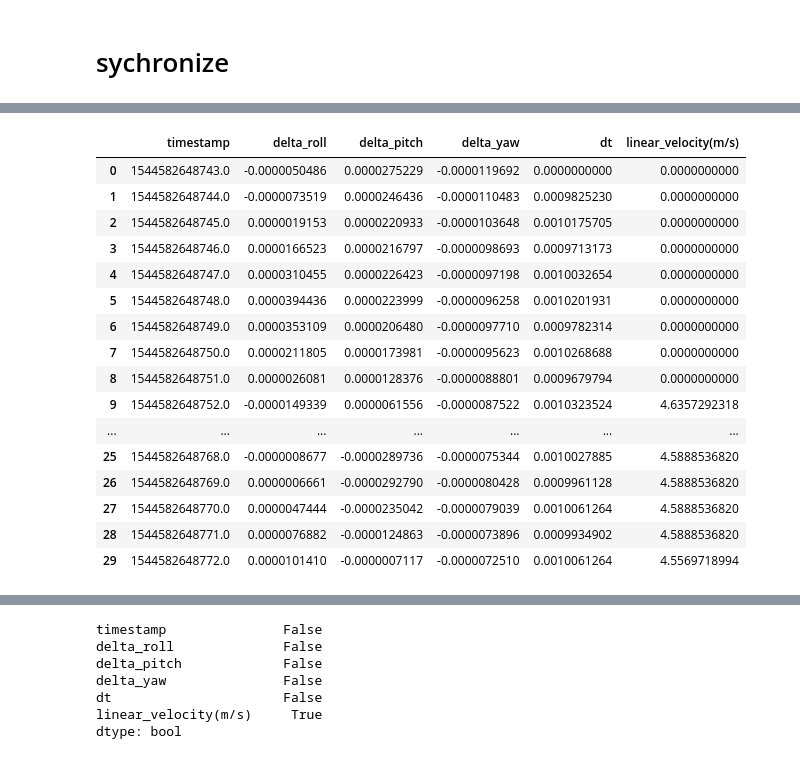
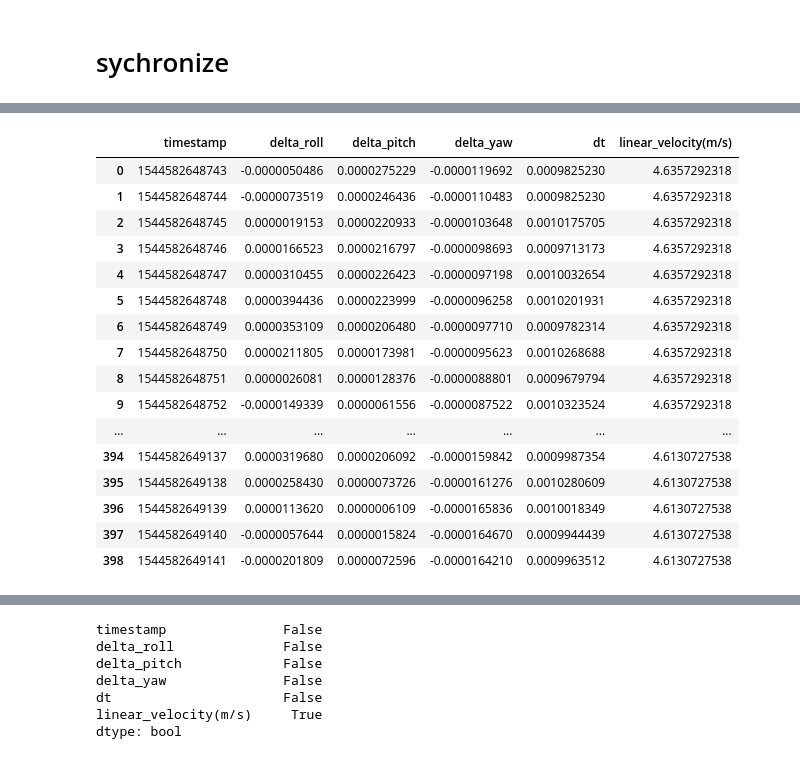
Before and after one commit to yifanwu2828/Particle-Filter-SLAM, a Jupyter notebook: code/data/exploreData.ipynb, the cells around one changed output, grey strips where cells are left out. Drawn from its saved outputs; the diff is of its cells as text; code cells hidden in the pictures.

```diff
--- a/code/data/exploreData.ipynb
+++ b/code/data/exploreData.ipynb
@@ -96,6 +100,7 @@ new_df = pd.DataFrame(data=new)
 res = 4096
 dL = 0.623479
 dR = 0.622806
+
 new_df["timestamp"] = encoder_data["timestamp"]
 new_df["distance_left"] = np.pi * dL/res * new_df["dlz"]
 new_df["distance_right"] = np.pi * dR/res * new_df["drz"]
@@ -103,7 +108,8 @@ new_df['velocity_left'] = new_df["distance_left"] /  new_df["dt"]
 new_df['velocity_right'] = new_df["distance_right"] /  new_df["dt"]
 new_df['linear_velocity(m/s)'] = (new_df['velocity_left'] + new_df['velocity_right'])/2.0
 # new_df['linear_velocity(mph)'] = new_df['linear_velocity(m/s)']*2.237
-new_df.fillna(0, inplace=True)
+#new_df.fillna(0, inplace=True)
 
+print(new_df.shape)
 new_df.head()
 # %% [output]
@@ -140,5 +162,5 @@ pd.set_option("precision", 10)
 # %%
-fog_data['dt'] = np.hstack((0,np.diff(fog_data['timestamp']*1e-9)))
+fog_data['dt'] = np.hstack((np.nan,np.diff(fog_data['timestamp']*1e-9)))
 fog_data.head(10)
 # %% [output]
 |  | timestamp | delta_roll | delta_pitch | delta_yaw | dt |
@@ -208,7 +208,7 @@ encoder_df.head()
 | 3 | 1544582648781765037 | 4.5569718994 |
 | 4 | 1544582648791768265 | 4.5629081732 |
 # %%
-fog_df['timestamp']=np.round(fog_df['timestamp']*1e-6)
+fog_df['timestamp']=np.round(fog_df['timestamp']*1e-6).astype("int64")
 # %%
 print(fog_df.shape)
 fog_df.head(10)
@@ -228,5 +228,5 @@ fog_df.head(10)
 # %%
-encoder_df['timestamp']=np.round(encoder_df['timestamp']*1e-6)-1
+encoder_df['timestamp']=np.round(encoder_df['timestamp']*1e-6).astype("int64")
 # %%
 print(encoder_df.shape)
 encoder_df.head(10)
@@ -314,26 +279,26 @@ dt                      False
 linear_velocity(m/s)     True
 dtype: bool
 # %%
-mergedf_fog_encoder_left.fillna(method='backfill',inplace=True)
-mergedf_fog_encoder_left.head(30)
+mergedf_fog_encoder_left.fillna(method='bfill',inplace=True)
+# mergedf_fog_encoder_left.head(100)
 # %% [output]
 |  | timestamp | delta_roll | delta_pitch | delta_yaw | dt | linear_velocity(m/s) |
-| 0 | 1544582648743.0 | -0.0000050486 | 0.0000275229 | -0.0000119692 | 0.0000000000 | 0.0000000000 |
-| 1 | 1544582648744.0 | -0.0000073519 | 0.0000246436 | -0.0000110483 | 0.0009825230 | 0.0000000000 |
-| 2 | 1544582648745.0 | 0.0000019153 | 0.0000220933 | -0.0000103648 | 0.0010175705 | 0.0000000000 |
-| 3 | 1544582648746.0 | 0.0000166523 | 0.0000216797 | -0.0000098693 | 0.0009713173 | 0.0000000000 |
-| 4 | 1544582648747.0 | 0.0000310455 | 0.0000226423 | -0.0000097198 | 0.0010032654 | 0.0000000000 |
-| 5 | 1544582648748.0 | 0.0000394436 | 0.0000223999 | -0.0000096258 | 0.0010201931 | 0.0000000000 |
-| 6 | 1544582648749.0 | 0.0000353109 | 0.0000206480 | -0.0000097710 | 0.0009782314 | 0.0000000000 |
-| 7 | 1544582648750.0 | 0.0000211805 | 0.0000173981 | -0.0000095623 | 0.0010268688 | 0.0000000000 |
-| 8 | 1544582648751.0 | 0.0000026081 | 0.0000128376 | -0.0000088801 | 0.0009679794 | 0.0000000000 |
-| 9 | 1544582648752.0 | -0.0000149339 | 0.0000061556 | -0.0000087522 | 0.0010323524 | 4.6357292318 |
+| 0 | 1544582648743 | -0.0000050486 | 0.0000275229 | -0.0000119692 | 0.0009825230 | 4.6357292318 |
+| 1 | 1544582648744 | -0.0000073519 | 0.0000246436 | -0.0000110483 | 0.0009825230 | 4.6357292318 |
+| 2 | 1544582648745 | 0.0000019153 | 0.0000220933 | -0.0000103648 | 0.0010175705 | 4.6357292318 |
+| 3 | 1544582648746 | 0.0000166523 | 0.0000216797 | -0.0000098693 | 0.0009713173 | 4.6357292318 |
+| 4 | 1544582648747 | 0.0000310455 | 0.0000226423 | -0.0000097198 | 0.0010032654 | 4.6357292318 |
+| 5 | 1544582648748 | 0.0000394436 | 0.0000223999 | -0.0000096258 | 0.0010201931 | 4.6357292318 |
+| 6 | 1544582648749 | 0.0000353109 | 0.0000206480 | -0.0000097710 | 0.0009782314 | 4.6357292318 |
+| 7 | 1544582648750 | 0.0000211805 | 0.0000173981 | -0.0000095623 | 0.0010268688 | 4.6357292318 |
+| 8 | 1544582648751 | 0.0000026081 | 0.0000128376 | -0.0000088801 | 0.0009679794 | 4.6357292318 |
+| 9 | 1544582648752 | -0.0000149339 | 0.0000061556 | -0.0000087522 | 0.0010323524 | 4.6357292318 |
 | ... | ... | ... | ... | ... | ... | ... |
-| 25 | 1544582648768.0 | -0.0000008677 | -0.0000289736 | -0.0000075344 | 0.0010027885 | 4.5888536820 |
-| 26 | 1544582648769.0 | 0.0000006661 | -0.0000292790 | -0.0000080428 | 0.0009961128 | 4.5888536820 |
-| 27 | 1544582648770.0 | 0.0000047444 | -0.0000235042 | -0.0000079039 | 0.0010061264 | 4.5888536820 |
-| 28 | 1544582648771.0 | 0.0000076882 | -0.0000124863 | -0.0000073896 | 0.0009934902 | 4.5888536820 |
-| 29 | 1544582648772.0 | 0.0000101410 | -0.0000007117 | -0.0000072510 | 0.0010061264 | 4.5569718994 |
+| 394 | 1544582649137 | 0.0000319680 | 0.0000206092 | -0.0000159842 | 0.0009987354 | 4.6130727538 |
+| 395 | 1544582649138 | 0.0000258430 | 0.0000073726 | -0.0000161276 | 0.0010280609 | 4.6130727538 |
+| 396 | 1544582649139 | 0.0000113620 | 0.0000006109 | -0.0000165836 | 0.0010018349 | 4.6130727538 |
+| 397 | 1544582649140 | -0.0000057644 | 0.0000015824 | -0.0000164670 | 0.0009944439 | 4.6130727538 |
+| 398 | 1544582649141 | -0.0000201809 | 0.0000072596 | -0.0000164210 | 0.0009963512 | 4.6130727538 |
 # %%
 mergedf_fog_encoder_left.tail(20)
 # %% [output]
```
Also changed, not shown: parts of 34 cells of this notebook.
